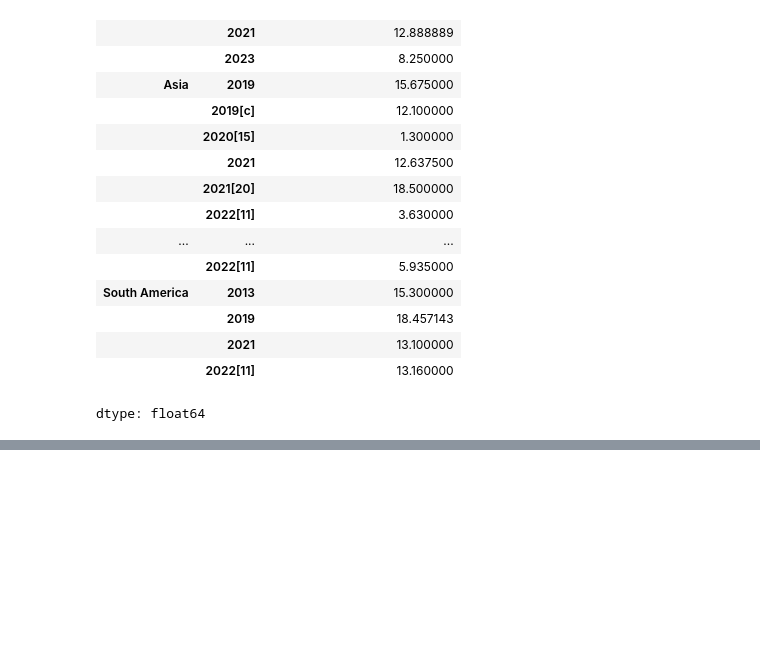
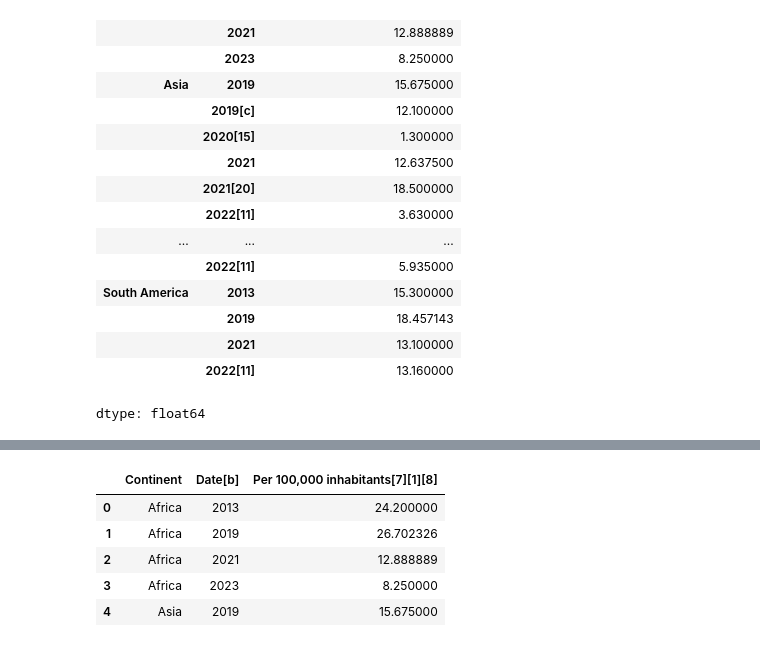
Before and after one commit to anastefan176/QM2, a Jupyter notebook: notebooks/W02. Pandas.ipynb, the cells around one changed output, grey strips where cells are left out. Saved outputs shown, nothing was run; the diff lists cells and outputs as text; code cells hidden in the pictures; blank space fills up the shorter version.

```diff
--- a/notebooks/W02. Pandas.ipynb
+++ b/notebooks/W02. Pandas.ipynb
@@ -622,0 +611,10 @@ Text(0.5, 1.0, 'Average Fatalities per 100,000 Inhabitants by Continent and Year
+# %%
+average_fatalities_by_continent_year = average_fatalities_by_continent_year.reset_index()
+display(average_fatalities_by_continent_year.head())
+# %% [output]
+|  | Continent | Date[b] | Per 100,000 inhabitants[7][1][8] |
+| 0 | Africa | 2013 | 24.200000 |
+| 1 | Africa | 2019 | 26.702326 |
+| 2 | Africa | 2021 | 12.888889 |
+| 3 | Africa | 2023 | 8.250000 |
+| 4 | Asia | 2019 | 15.675000 |
```
Also changed, not shown: parts of 18 cells of this notebook.
